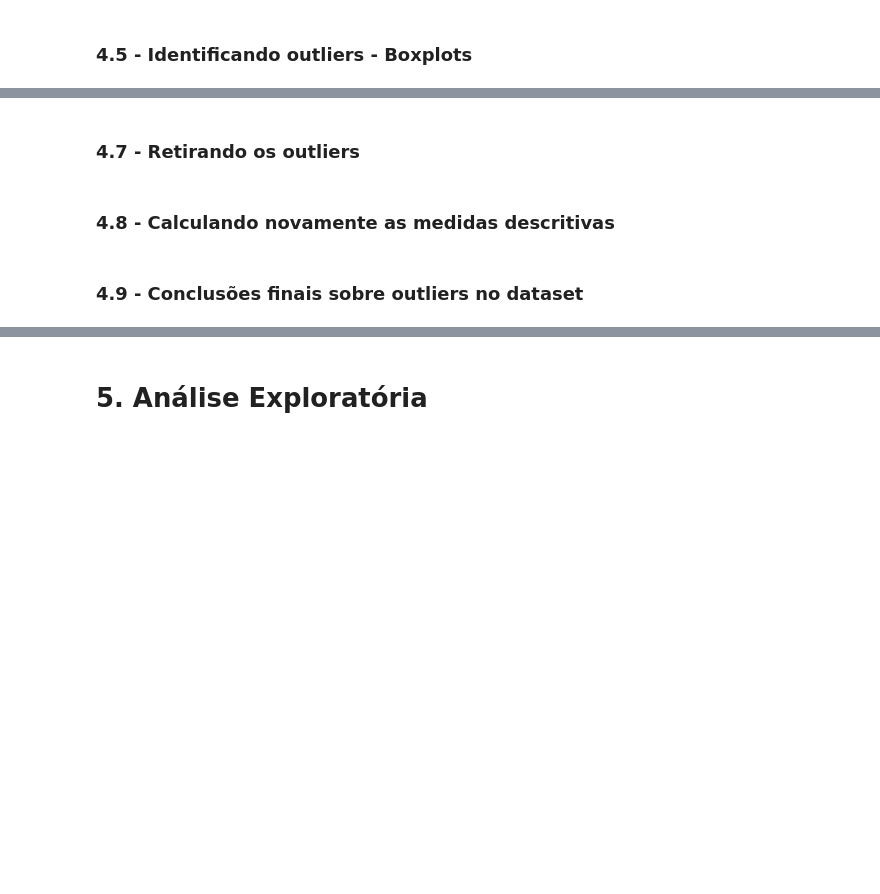
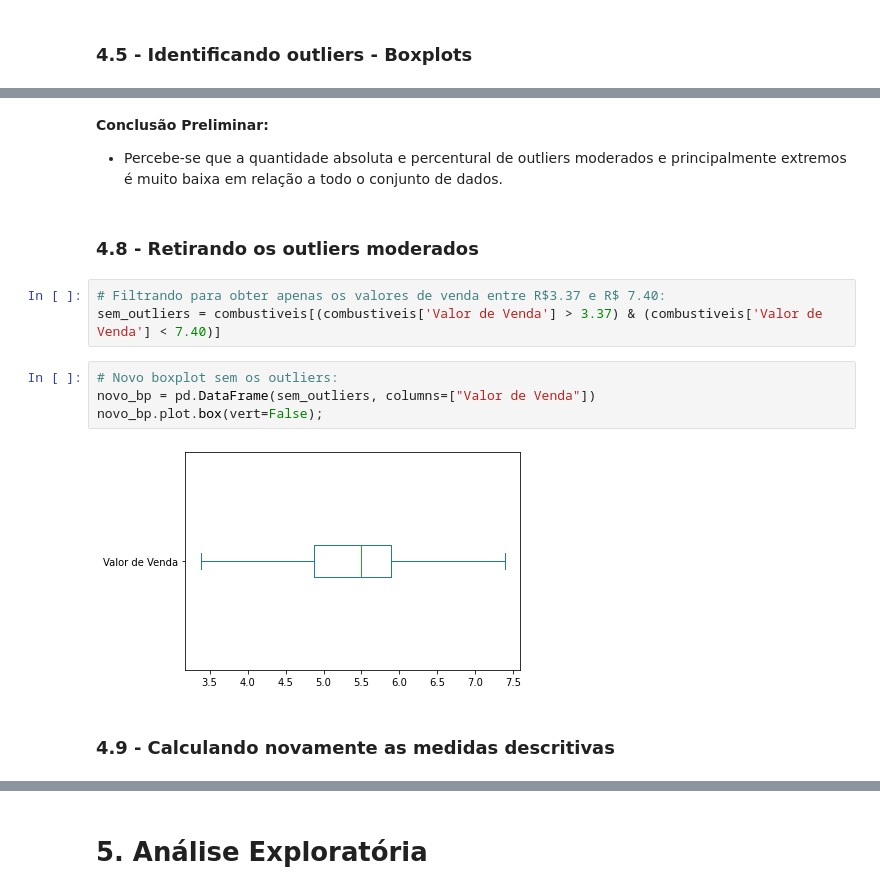
Before and after one commit to joaovictojuliao/Squad-2-M4, a Jupyter notebook: M4_Squad_2_Projeto_Final_análise_exploratória_preços_de_combustíveis_no_Brasil.ipynb, the cells around one changed output, grey strips where cells are left out. Drawn from its saved outputs; the diff is of its cells as text; blank space fills up the shorter version.

```diff
--- a/M4_Squad_2_Projeto_Final_análise_exploratória_preços_de_combustíveis_no_Brasil.ipynb
+++ b/M4_Squad_2_Projeto_Final_análise_exploratória_preços_de_combustíveis_no_Brasil.ipynb
@@ -252,6 +361,17 @@ bp4.plot.box(vert=False);
+# %% [markdown]
+**Conclusão Preliminar:**
+
+*   Percebe-se que a quantidade absoluta e percentural de outliers moderados e principalmente extremos é muito baixa em relação a todo o conjunto de dados.
 # %% [markdown]
-### **4.7 - Retirando os outliers**
+### **4.8 - Retirando os outliers moderados**
+# %%
+# Filtrando para obter apenas os valores de venda entre R$3.37 e R$ 7.40:
+sem_outliers = combustiveis[(combustiveis['Valor de Venda'] > 3.37) & (combustiveis['Valor de Venda'] < 7.40)]
+# %%
+# Novo boxplot sem os outliers:
+novo_bp = pd.DataFrame(sem_outliers, columns=["Valor de Venda"])
+novo_bp.plot.box(vert=False);
+# %% [output]
+[figure, added]
 # %% [markdown]
-### **4.8 - Calculando novamente as medidas descritivas**
+### **4.9 - Calculando novamente as medidas descritivas**
-# %% [markdown]
-### **4.9 - Conclusões finais sobre outliers no dataset**
```
Also changed, not shown: parts of 101 cells of this notebook.
